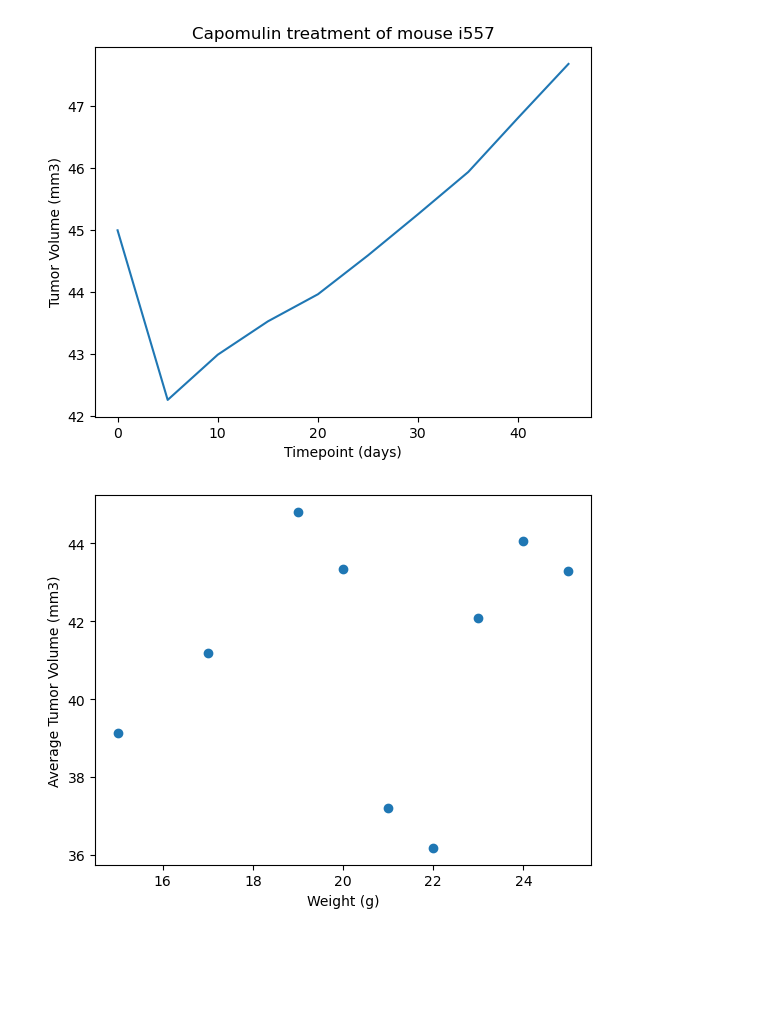
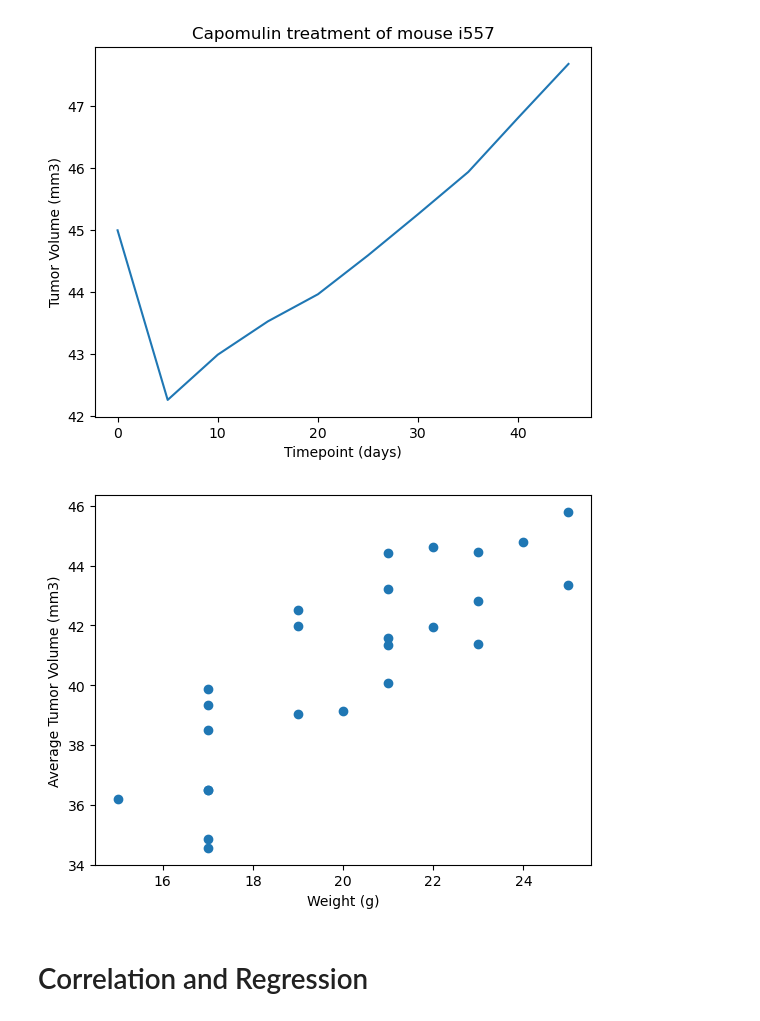
Before and after one commit to Moburu/Matplotlib-challenge, a Jupyter notebook: Pymaceuticals/main.ipynb, the cells around one changed output. Cells and saved outputs as stored; diff of their text form; code cells hidden in the pictures; blank space fills up the shorter version.

Commit message:
fixed scatter

```diff
--- a/Pymaceuticals/main.ipynb
+++ b/Pymaceuticals/main.ipynb
@@ -227,12 +227,14 @@ plt.show()
 # %%
 # Generate a scatter plot of mouse weight vs. the average observed tumor volume for the entire Capomulin regimen
 
-capomulin_data = mouse_data_clean.loc[mouse_data_clean['Drug Regimen'] == 'Capomulin']
-unique_weights = capomulin_data['Weight (g)'].unique()
-avg_tumor_vol_by_weight = capomulin_data.groupby(['Weight (g)'])['Tumor Volume (mm3)'].mean()
-plt.scatter(unique_weights, avg_tumor_vol_by_weight)
+capomulin_data = mouse_data_clean.loc[mouse_data_clean['Drug Regimen'] == 'Capomulin'].groupby(['Mouse ID'])
+weights = capomulin_data['Weight (g)'].mean()
+avg_tumor_vol_by_weight = capomulin_data['Tumor Volume (mm3)'].mean()
+plt.scatter(weights, avg_tumor_vol_by_weight)
 plt.xlabel("Weight (g)")
 plt.ylabel("Average Tumor Volume (mm3)")
 plt.show()
 # %% [output]
-[figure, old version]
+[figure, new version]
+# %% [markdown]
+# Correlation and Regression
```
